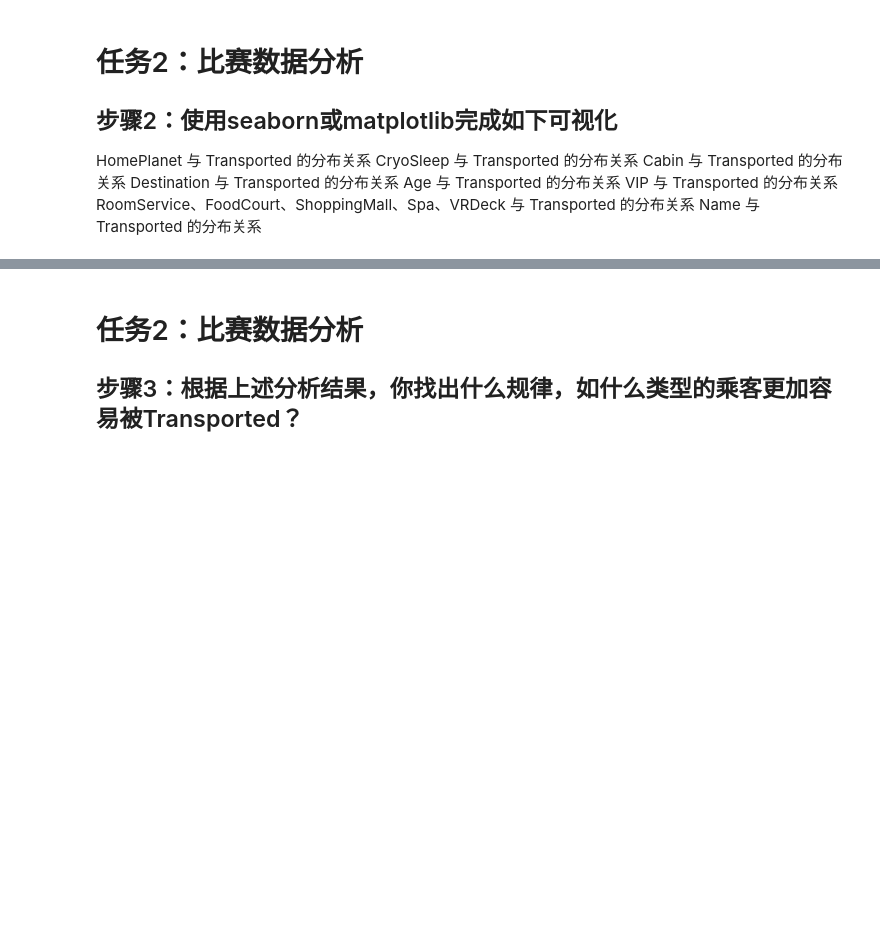
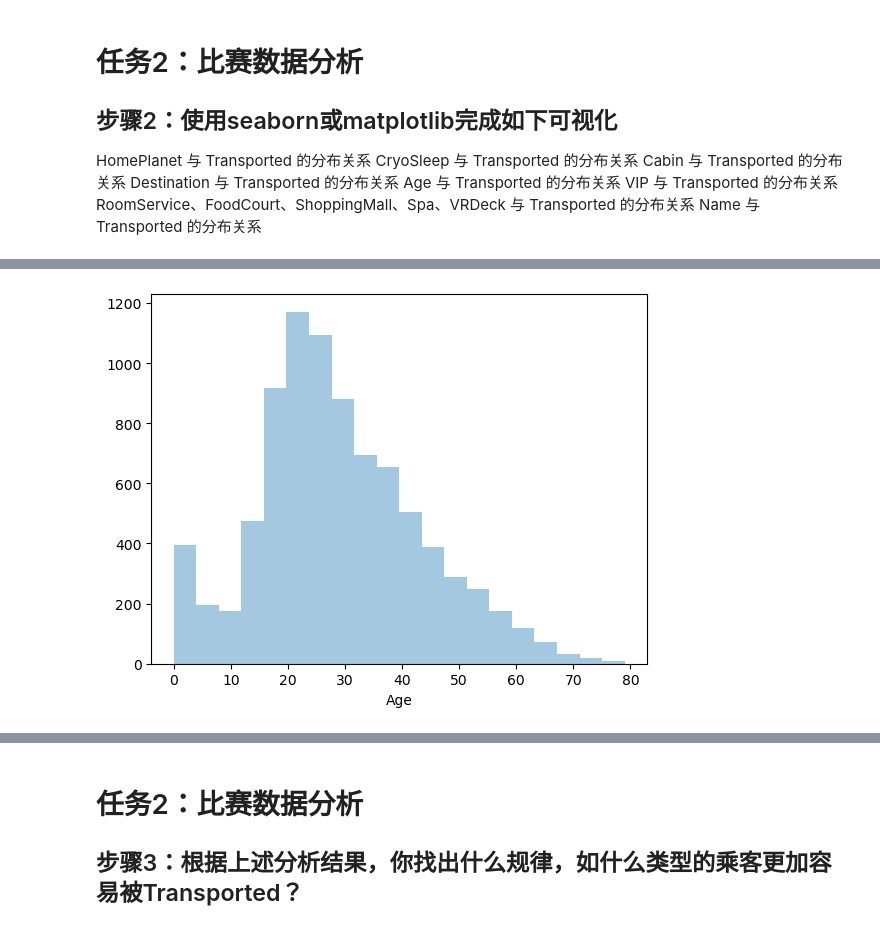
Before and after one commit to dingding0908/Coggle_learning, a Jupyter notebook: task1.ipynb, the cells around one changed output, grey strips where cells are left out. Drawn from its saved outputs; the diff is of its cells as text; code cells hidden in the pictures; blank space fills up the shorter version.

```diff
--- a/task1.ipynb
+++ b/task1.ipynb
@@ -103,0 +255,5 @@ Name 与 Transported 的分布关系
+# %%
+sns.distplot(train['Age'], kde=False, bins=20, hist=True) #bydefault hist,kde is true
+plt.show()
+# %% [output]
+[figure, added]
```
Also changed, not shown: parts of 20 cells of this notebook.
